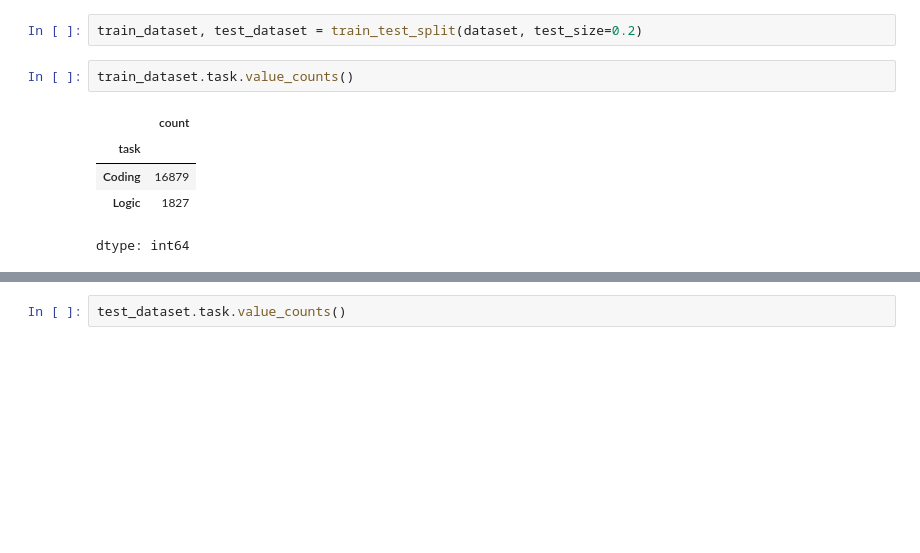
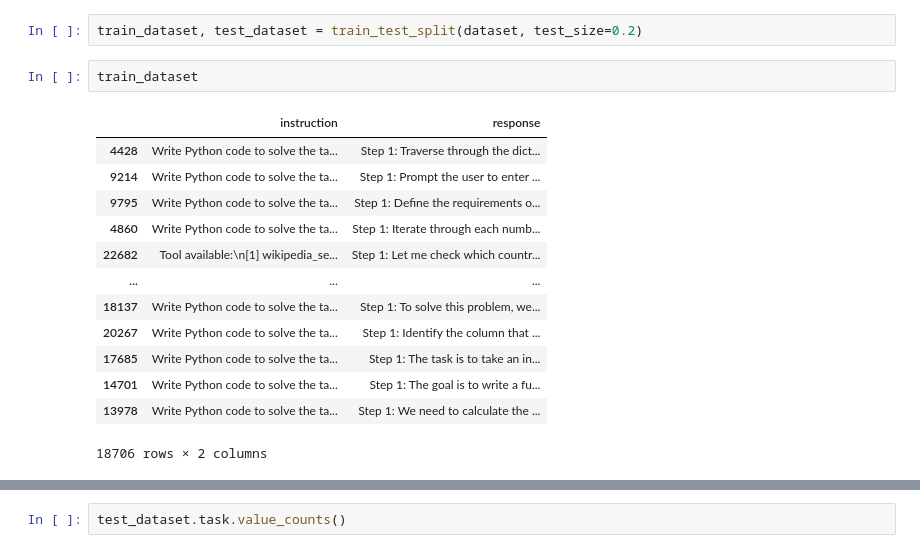
Before and after one commit to SIVASKANDAN-P/PYTHON-CODE-HINT, a Jupyter notebook: Code_solution_experimentation.ipynb, the cells around one changed output, grey strips where cells are left out. Drawn from its saved outputs; the diff is of its cells as text; blank space fills up the shorter version.

```diff
--- a/Code_solution_experimentation.ipynb
+++ b/Code_solution_experimentation.ipynb
@@ -222,10 +224,18 @@ dataset = dataset[['instruction','response']]
 # %%
 train_dataset, test_dataset = train_test_split(dataset, test_size=0.2)
 # %%
-train_dataset.task.value_counts()
+train_dataset
 # %% [output]
-|  | count |
-| task |  |
-| Coding | 16879 |
-| Logic | 1827 |
+|  | instruction | response |
+| 4428 | Write Python code to solve the ta... | Step 1: Traverse through the dict... |
+| 9214 | Write Python code to solve the ta... | Step 1: Prompt the user to enter ... |
+| 9795 | Write Python code to solve the ta... | Step 1: Define the requirements o... |
+| 4860 | Write Python code to solve the ta... | Step 1: Iterate through each numb... |
+| 22682 | Tool available:\n[1] wikipedia_se... | Step 1: Let me check which countr... |
+| ... | ... | ... |
+| 18137 | Write Python code to solve the ta... | Step 1: To solve this problem, we... |
+| 20267 | Write Python code to solve the ta... | Step 1: Identify the column that ... |
+| 17685 | Write Python code to solve the ta... | Step 1: The task is to take an in... |
+| 14701 | Write Python code to solve the ta... | Step 1: The goal is to write a fu... |
+| 13978 | Write Python code to solve the ta... | Step 1: We need to calculate the ... |
-dtype: int64
+18706 rows × 2 columns
```
Also changed, not shown: parts of 45 cells of this notebook.
